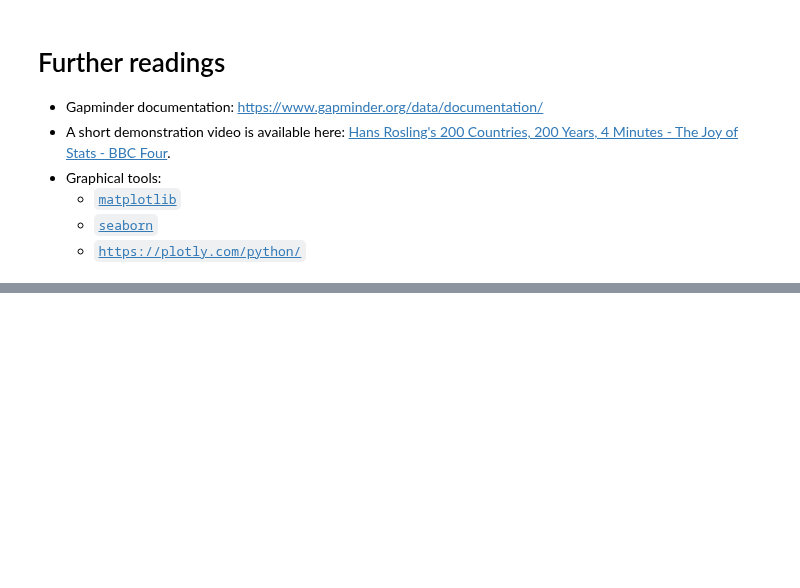
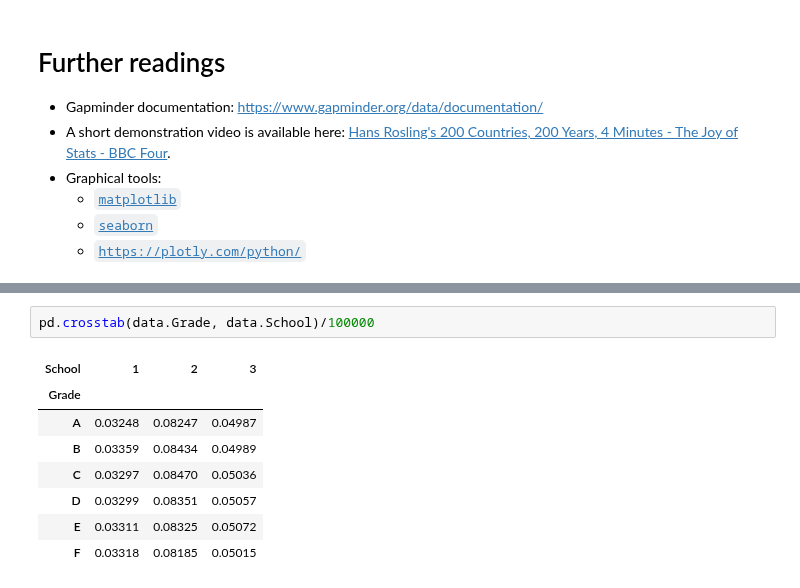
Before and after one commit to hassothea/I5_EDA_ITC, a Jupyter notebook: TPs/TP1_Variable_Types_Descriptive_Statistics.ipynb, the cells around one changed output, grey strips where cells are left out. Drawn from its saved outputs; the diff is of its cells as text; blank space fills up the shorter version.

```diff
--- a/TPs/TP1_Variable_Types_Descriptive_Statistics.ipynb
+++ b/TPs/TP1_Variable_Types_Descriptive_Statistics.ipynb
@@ -231,0 +259,11 @@ fig1.show()
+# %%
+pd.crosstab(data.Grade, data.School)/100000
+# %% [output]
+| School | 1 | 2 | 3 |
+| Grade |  |  |  |
+| A | 0.03248 | 0.08247 | 0.04987 |
+| B | 0.03359 | 0.08434 | 0.04989 |
+| C | 0.03297 | 0.08470 | 0.05036 |
+| D | 0.03299 | 0.08351 | 0.05057 |
+| E | 0.03311 | 0.08325 | 0.05072 |
+| F | 0.03318 | 0.08185 | 0.05015 |
```
Also changed, not shown: parts of 1 cell of this notebook, 16 other files.
